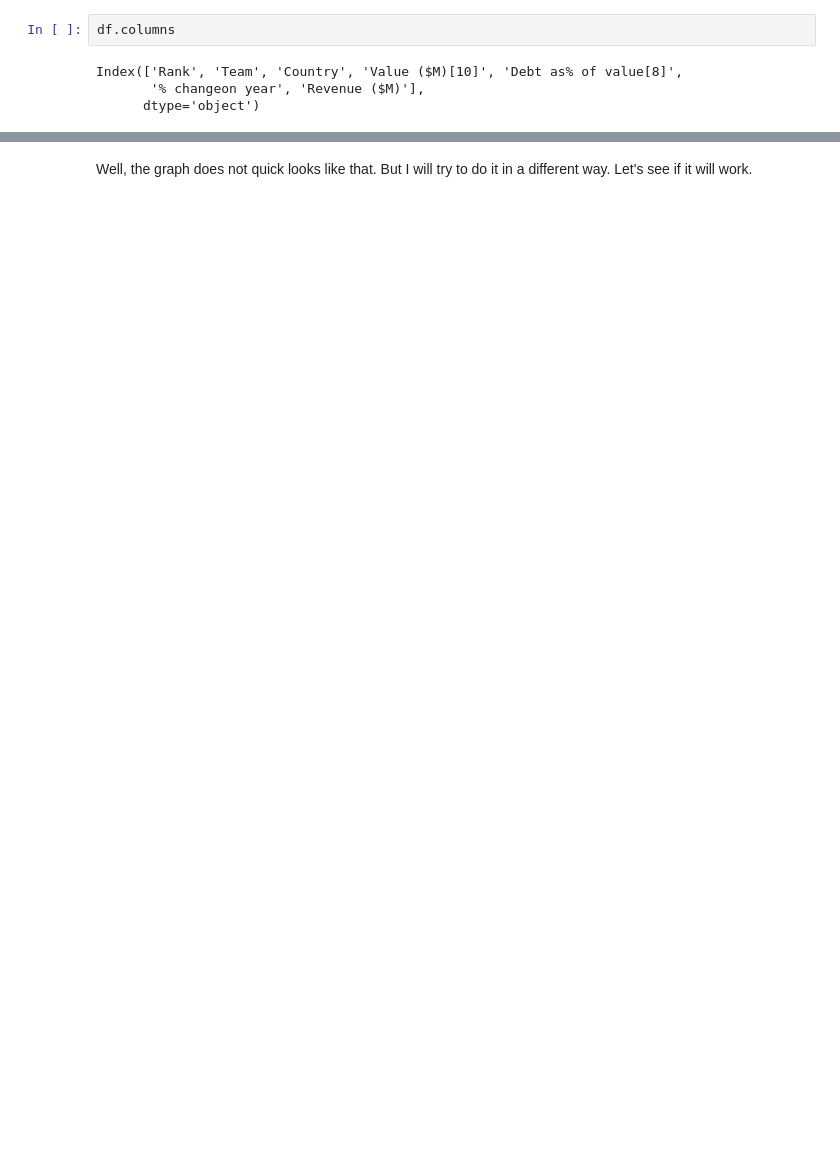
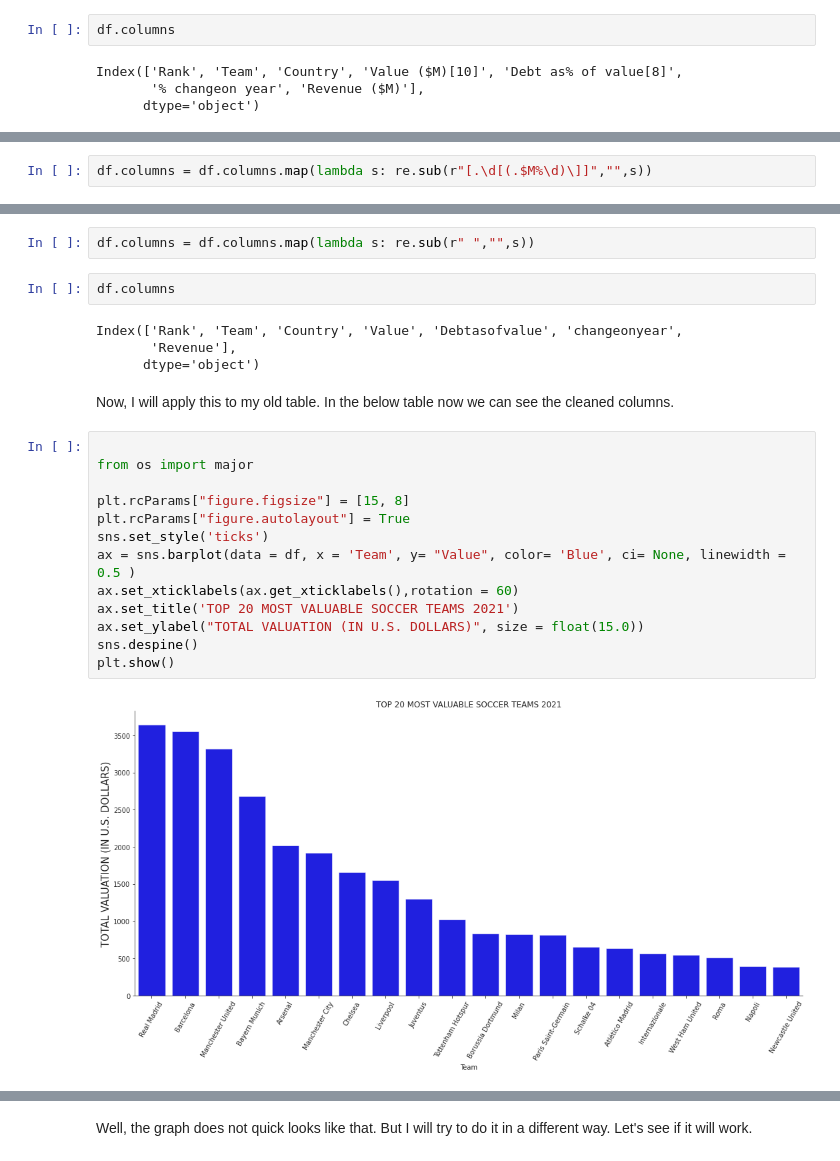
Before and after one commit to khatriprajwol/Data-Visualization-, a Jupyter notebook: Recreating The Master .ipynb, the cells around one changed output, grey strips where cells are left out. Saved outputs shown, nothing was run; the diff lists cells and outputs as text; blank space fills up the shorter version.

```diff
--- a/Recreating The Master .ipynb
+++ b/Recreating The Master .ipynb
@@ -101,0 +106,2 @@ SyntaxError: ignored
+# %%
+df.columns = df.columns.map(lambda s: re.sub(r"[.\d[(.$M%\d)\]]","",s))
@@ -102 +125,26 @@ SyntaxError: ignored
+# %%
+df.columns = df.columns.map(lambda s: re.sub(r" ","",s))
+# %%
+df.columns
+# %% [output]
+Index(['Rank', 'Team', 'Country', 'Value', 'Debtasofvalue', 'changeonyear',
+       'Revenue'],
+      dtype='object')
+# %% [markdown]
+Now, I will apply this to my old table. In the below table now we can see the cleaned columns.
+# %%
+
+from os import major
+
+plt.rcParams["figure.figsize"] = [15, 8]
+plt.rcParams["figure.autolayout"] = True
+sns.set_style('ticks')
+ax = sns.barplot(data = df, x = 'Team', y= "Value", color= 'Blue', ci= None, linewidth = 0.5 )
+ax.set_xticklabels(ax.get_xticklabels(),rotation = 60)
+ax.set_title('TOP 20 MOST VALUABLE SOCCER TEAMS 2021')
+ax.set_ylabel("TOTAL VALUATION (IN U.S. DOLLARS)", size = float(15.0))
+sns.despine()
+plt.show()
+# %% [output]
+[figure, added]
 # %%
```
Also changed, not shown: parts of 13 cells of this notebook.
